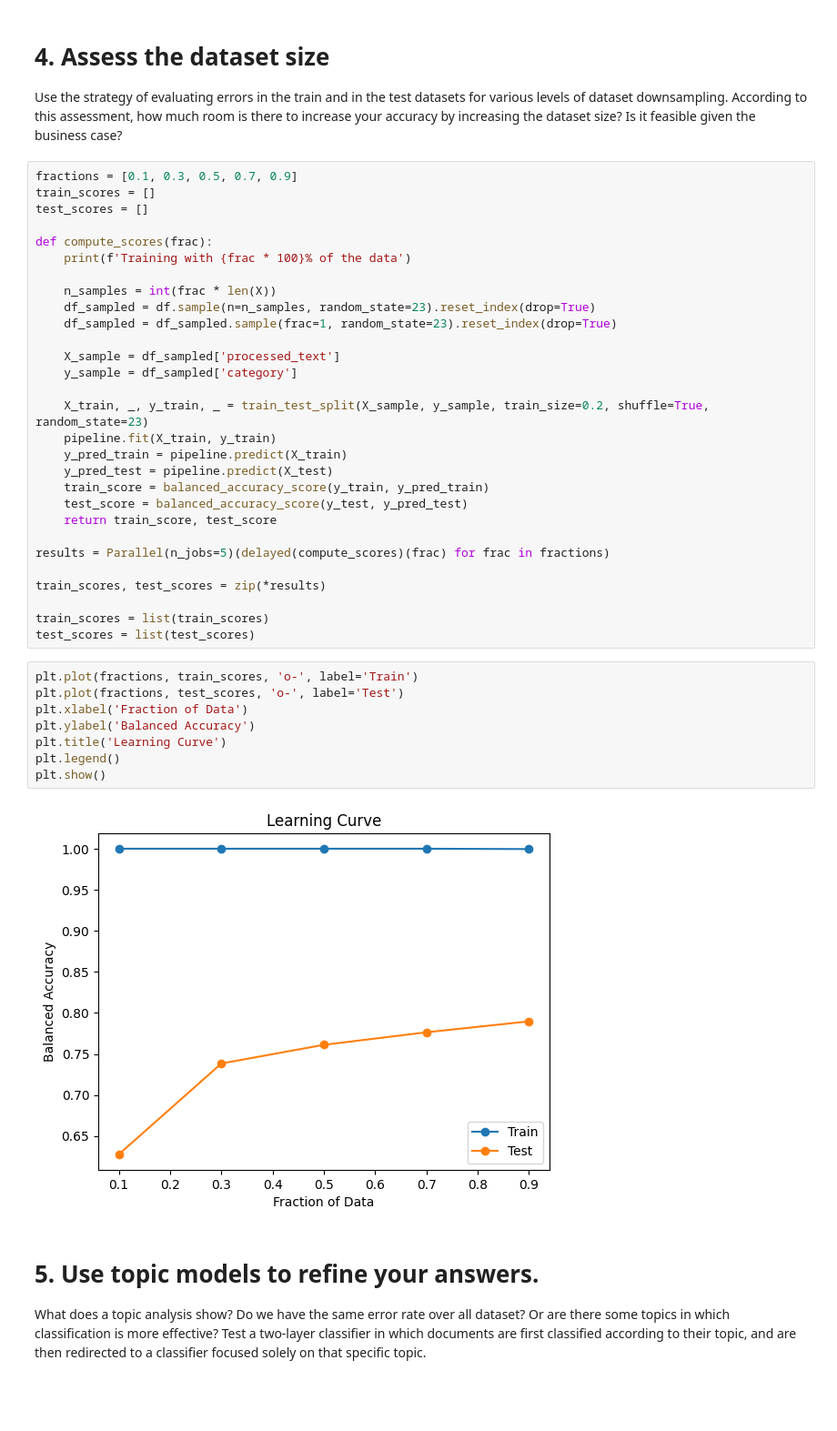
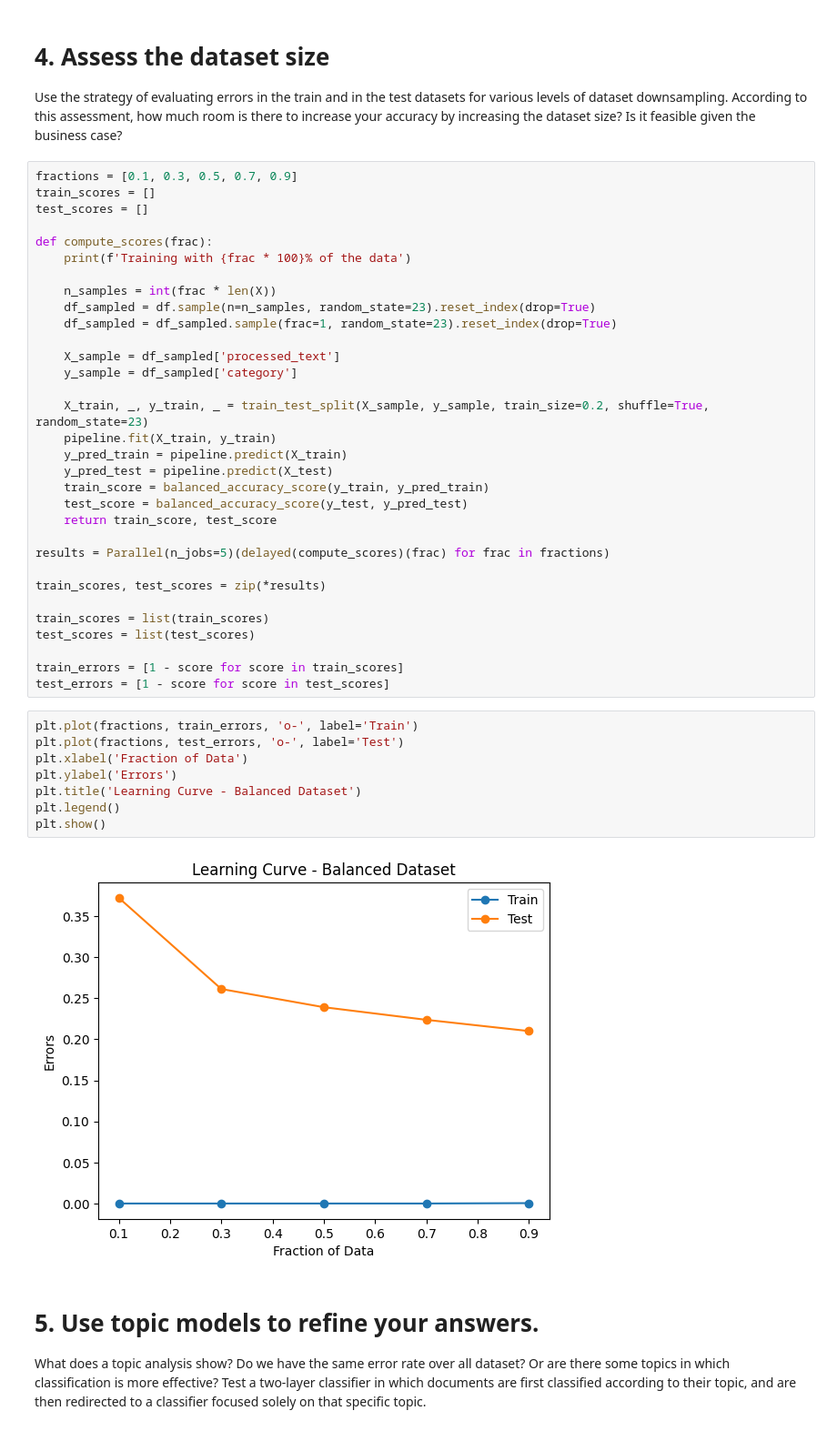
Before and after one commit to acsouza2398/ai_nlp, a Jupyter notebook: main_balanced.ipynb, the cells around one changed output. Shown at 91% size. Saved outputs shown, nothing was run; the diff lists cells and outputs as text; blank space fills up the shorter version.

```diff
--- a/main_balanced.ipynb
+++ b/main_balanced.ipynb
@@ -242,16 +238,19 @@ train_scores, test_scores = zip(*results)
 
 train_scores = list(train_scores)
 test_scores = list(test_scores)
+
+train_errors = [1 - score for score in train_scores]
+test_errors = [1 - score for score in test_scores]
 # %%
-plt.plot(fractions, train_scores, 'o-', label='Train')
-plt.plot(fractions, test_scores, 'o-', label='Test')
+plt.plot(fractions, train_errors, 'o-', label='Train')
+plt.plot(fractions, test_errors, 'o-', label='Test')
 plt.xlabel('Fraction of Data')
-plt.ylabel('Balanced Accuracy')
-plt.title('Learning Curve')
+plt.ylabel('Errors')
+plt.title('Learning Curve - Balanced Dataset')
 plt.legend()
 plt.show()
 # %% [output]
-[figure, old version]
+[figure, new version]
 # %% [markdown]
 # 5. Use topic models to refine your answers.
 What does a topic analysis show? Do we have the same error rate over all dataset? Or are there some topics in which classification is more effective? Test a two-layer classifier in which documents are first classified according to their topic, and are then redirected to a classifier focused solely on that specific topic.
```
Also changed, not shown: parts of 4 cells of this notebook, 3 other files.
